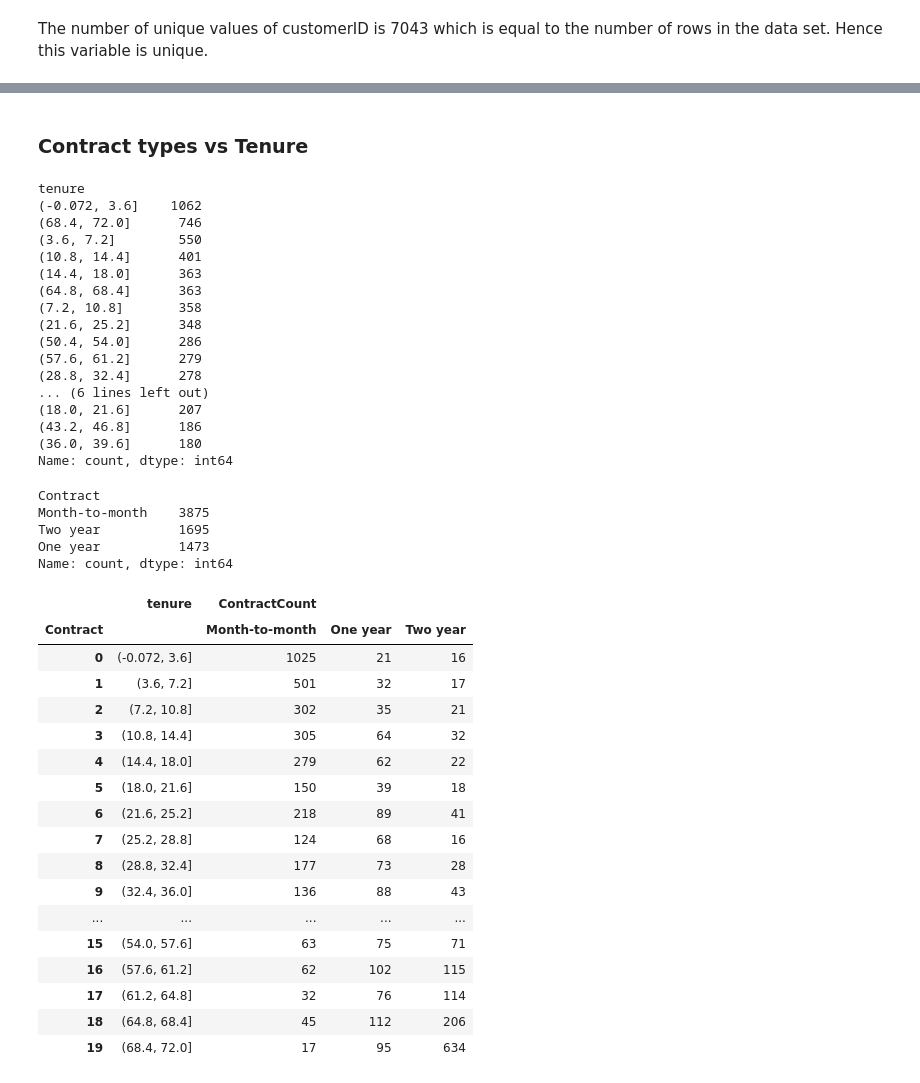
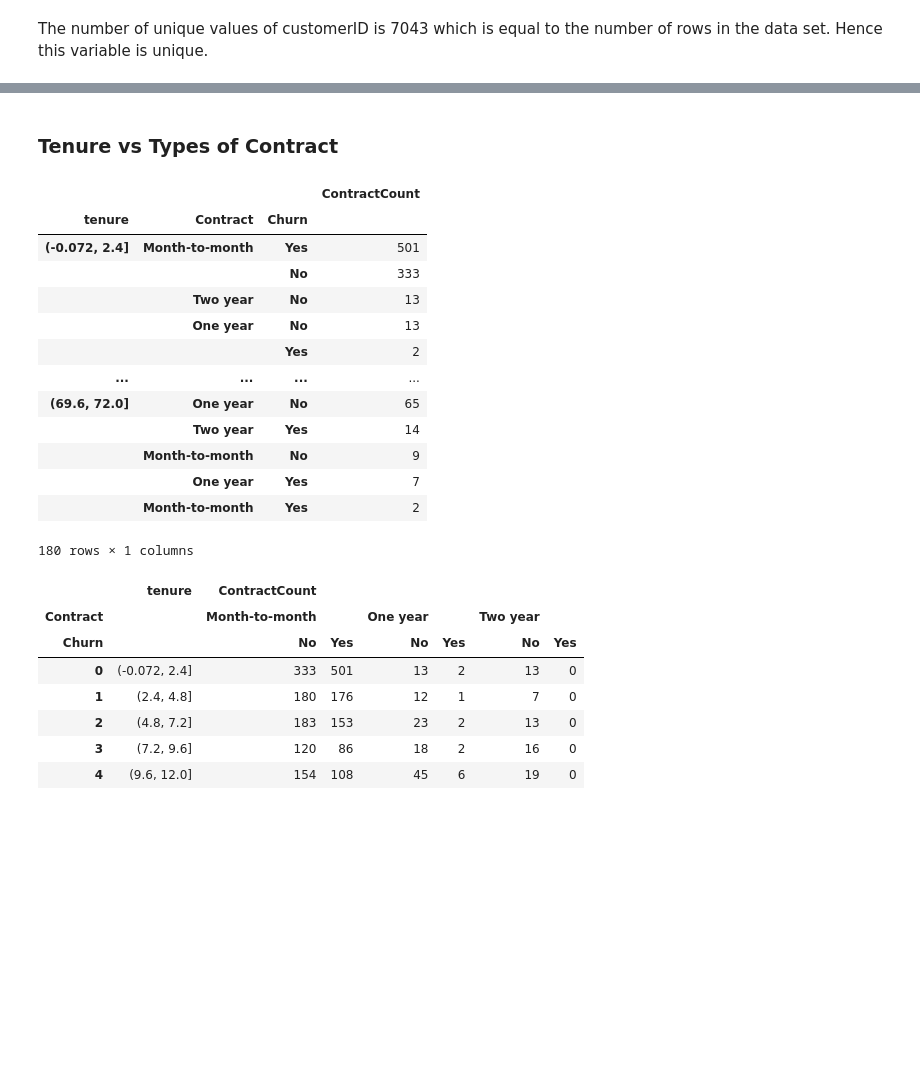
Before and after one commit to FawziElZein/Telco-Customer-Churn, a Jupyter notebook: Telco-Customer-Churn-Analysis.ipynb, the cells around one changed output, grey strips where cells are left out. Saved outputs shown, nothing was run; the diff lists cells and outputs as text; code cells hidden in the pictures; blank space fills up the shorter version.

```diff
--- a/Telco-Customer-Churn-Analysis.ipynb
+++ b/Telco-Customer-Churn-Analysis.ipynb
@@ -58,56 +60,35 @@ Name: count, Length: 73, dtype: int64
 # %% [markdown]
-### Contract types vs Tenure
+### Tenure vs Types of Contract
 # %%
-df_tenure_intervals =  pd.cut(df['tenure'],bins=20)
-df_tenure_intervals.value_counts()
+df_tenure_intervals =  pd.cut(df['tenure'],bins=30)
+df_tenure_agg = df.groupby(df_tenure_intervals)[['Contract','Churn']].value_counts().to_frame(name='ContractCount')
+df_tenure_agg
 # %% [output]
+|  |  |  | ContractCount |
+| tenure | Contract | Churn |  |
+| (-0.072, 2.4] | Month-to-month | Yes | 501 |
+|  |  | No | 333 |
+|  | Two year | No | 13 |
+|  | One year | No | 13 |
+|  |  | Yes | 2 |
+| ... | ... | ... | ... |
+| (69.6, 72.0] | One year | No | 65 |
+|  | Two year | Yes | 14 |
+|  | Month-to-month | No | 9 |
+|  | One year | Yes | 7 |
+|  | Month-to-month | Yes | 2 |
-tenure
-(-0.072, 3.6]    1062
-(68.4, 72.0]      746
-(3.6, 7.2]        550
-(10.8, 14.4]      401
-(14.4, 18.0]      363
-(64.8, 68.4]      363
-(7.2, 10.8]       358
-(21.6, 25.2]      348
-(50.4, 54.0]      286
-(57.6, 61.2]      279
-(28.8, 32.4]      278
-... (6 lines left out)
-(18.0, 21.6]      207
-(43.2, 46.8]      186
-(36.0, 39.6]      180
-Name: count, dtype: int64
+180 rows × 1 columns
-# %%
-df['Contract'].value_counts()
-# %% [output]
-Contract
-Month-to-month    3875
-Two year          1695
-One year          1473
-Name: count, dtype: int64
 # %%
-df_tenure_agg = df.groupby(df_tenure_intervals)['Contract'].value_counts().to_frame(name='ContractCount')
-pivoted_tenure_table = df_tenure_agg.pivot_table(index = 'tenure',columns='Contract',values=['ContractCount'])
-pivoted_tenure_table.reset_index(inplace=True)
-pivoted_tenure_table
+pivot_table = df_tenure_agg.pivot_table(index = 'tenure',columns=['Contract','Churn'],values=['ContractCount'])
+pivot_table.reset_index(inplace=True)
+pivot_table.head()
 # %% [output]
-|  | tenure | ContractCount |  |  |
-| Contract |  | Month-to-month | One year | Two year |
-| 0 | (-0.072, 3.6] | 1025 | 21 | 16 |
-| 1 | (3.6, 7.2] | 501 | 32 | 17 |
-| 2 | (7.2, 10.8] | 302 | 35 | 21 |
-| 3 | (10.8, 14.4] | 305 | 64 | 32 |
-| 4 | (14.4, 18.0] | 279 | 62 | 22 |
-| 5 | (18.0, 21.6] | 150 | 39 | 18 |
-| 6 | (21.6, 25.2] | 218 | 89 | 41 |
-| 7 | (25.2, 28.8] | 124 | 68 | 16 |
-| 8 | (28.8, 32.4] | 177 | 73 | 28 |
-| 9 | (32.4, 36.0] | 136 | 88 | 43 |
-| ... | ... | ... | ... | ... |
-| 15 | (54.0, 57.6] | 63 | 75 | 71 |
-| 16 | (57.6, 61.2] | 62 | 102 | 115 |
-| 17 | (61.2, 64.8] | 32 | 76 | 114 |
-| 18 | (64.8, 68.4] | 45 | 112 | 206 |
-| 19 | (68.4, 72.0] | 17 | 95 | 634 |
+|  | tenure | ContractCount |  |  |  |  |  |
+| Contract |  | Month-to-month |  | One year |  | Two year |  |
+| Churn |  | No | Yes | No | Yes | No | Yes |
+| 0 | (-0.072, 2.4] | 333 | 501 | 13 | 2 | 13 | 0 |
+| 1 | (2.4, 4.8] | 180 | 176 | 12 | 1 | 7 | 0 |
+| 2 | (4.8, 7.2] | 183 | 153 | 23 | 2 | 13 | 0 |
+| 3 | (7.2, 9.6] | 120 | 86 | 18 | 2 | 16 | 0 |
+| 4 | (9.6, 12.0] | 154 | 108 | 45 | 6 | 19 | 0 |
 # %%
```
Also changed, not shown: parts of 14 cells of this notebook.
